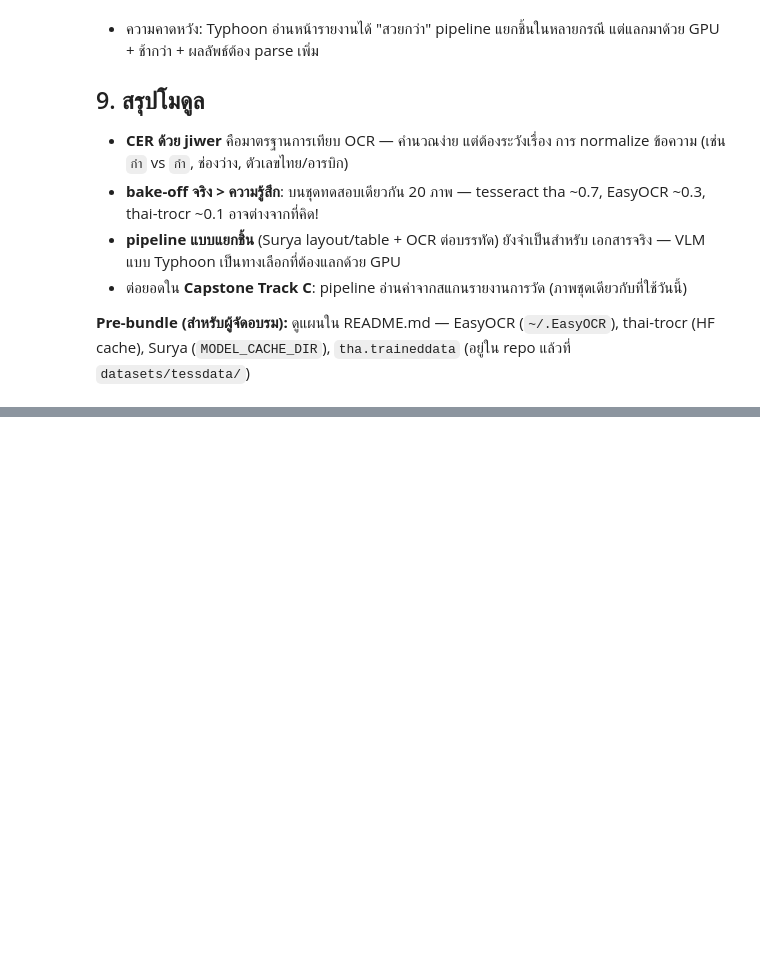
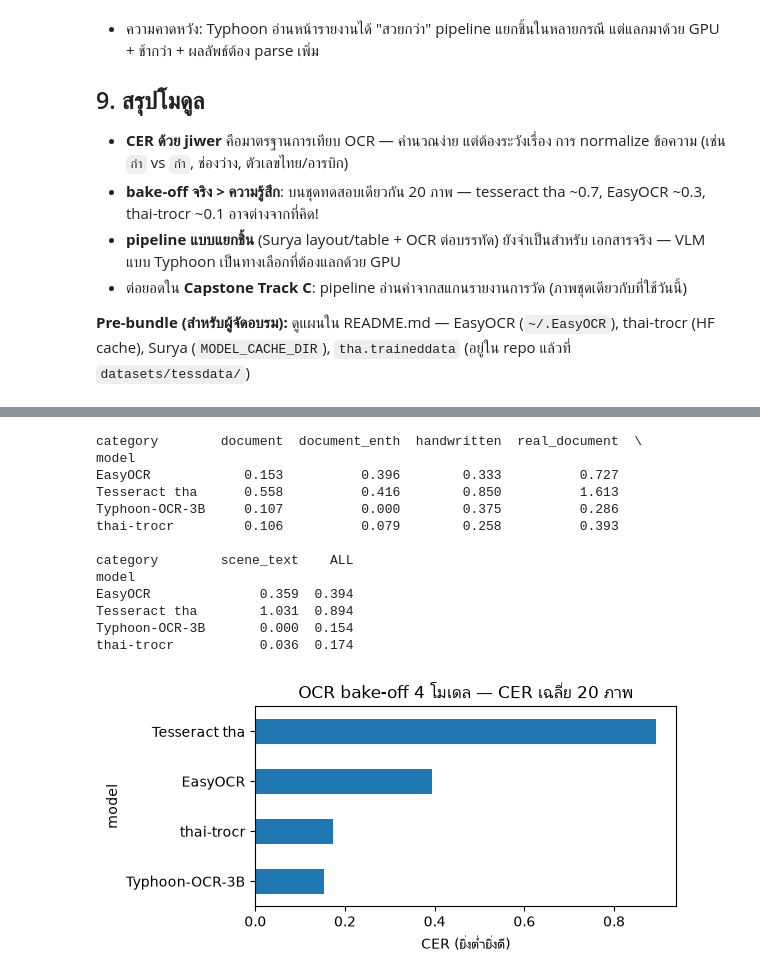
Before and after one commit to utarn/machine-learning-metrology, a Jupyter notebook: day1/module2_thai_ocr_bakeoff/book.ipynb, the cells around one changed output, grey strips where cells are left out. Cells and saved outputs as stored; diff of their text form; code cells hidden in the pictures; blank space fills up the shorter version.

```diff
--- a/day1/module2_thai_ocr_bakeoff/book.ipynb
+++ b/day1/module2_thai_ocr_bakeoff/book.ipynb
@@ -519,0 +633,15 @@ thai-trocr (HF cache), Surya (`MODEL_CACHE_DIR`), `tha.traineddata`
+# %%
+ty_out: dict[str, str] = {}
+ty_secs: list[float] = []
+for cat, fn in subset:
+    t0 = time.perf_counter()
+    ty_out[fn] = ocr_typhoon(DATA / fn, max_new_tokens=256)
+    ty_secs.append(time.perf_counter() - t0)
+
+print(f"20 ภาพ — เฉลี่ย {np.mean(ty_secs):.1f} วิ/ภาพ (device: {DEVICE})")
+hyps = [ty_out[fn] for _, fn in subset]
+ty_cer = jiwer.cer(refs, hyps)
+print("Typhoon-OCR-3B — CER รวม =", round(ty_cer, 3))
+for cat, fn in subset[:4]:
+    print(f"[{cat}] GT      : {truth[fn]}")
+    print(f"          typhoon: {ty_out[fn]}")
@@ -519,0 +660,41 @@ thai-trocr (HF cache), Surya (`MODEL_CACHE_DIR`), `tha.traineddata`
+# %%
+rows = []
+for name, out in [
+    ("Tesseract tha", tess_out),
+    ("EasyOCR", easy_out),
+    ("thai-trocr", trocr_out),
+    ("Typhoon-OCR-3B", ty_out),
+]:
+    for cat, fn in subset:
+        rows.append(
+            {
+                "model": name,
+                "category": cat,
+                "cer": jiwer.cer(truth[fn].strip(), out[fn]),
+            }
+        )
+df4 = pd.DataFrame(rows)
+summary4 = df4.pivot_table(index="model", columns="category", values="cer")
+summary4["ALL"] = df4.groupby("model")["cer"].mean()
+print(summary4.round(3))
+
+ax = summary4["ALL"].sort_values().plot.barh(figsize=(6, 3))
+ax.set_xlabel("CER (ยิ่งต่ำยิ่งดี)")
+ax.set_title("OCR bake-off 4 โมเดล — CER เฉลี่ย 20 ภาพ")
+plt.tight_layout()
+plt.show()
+# %% [output]
+category        document  document_enth  handwritten  real_document  \
+model
+EasyOCR            0.153          0.396        0.333          0.727
+Tesseract tha      0.558          0.416        0.850          1.613
+Typhoon-OCR-3B     0.107          0.000        0.375          0.286
+thai-trocr         0.106          0.079        0.258          0.393
+
+category        scene_text    ALL
+model
+EasyOCR              0.359  0.394
+Tesseract tha        1.031  0.894
+Typhoon-OCR-3B       0.000  0.154
+thai-trocr           0.036  0.174
+[figure, added]
```
Also changed, not shown: parts of 8 cells of this notebook, 9 other files.
